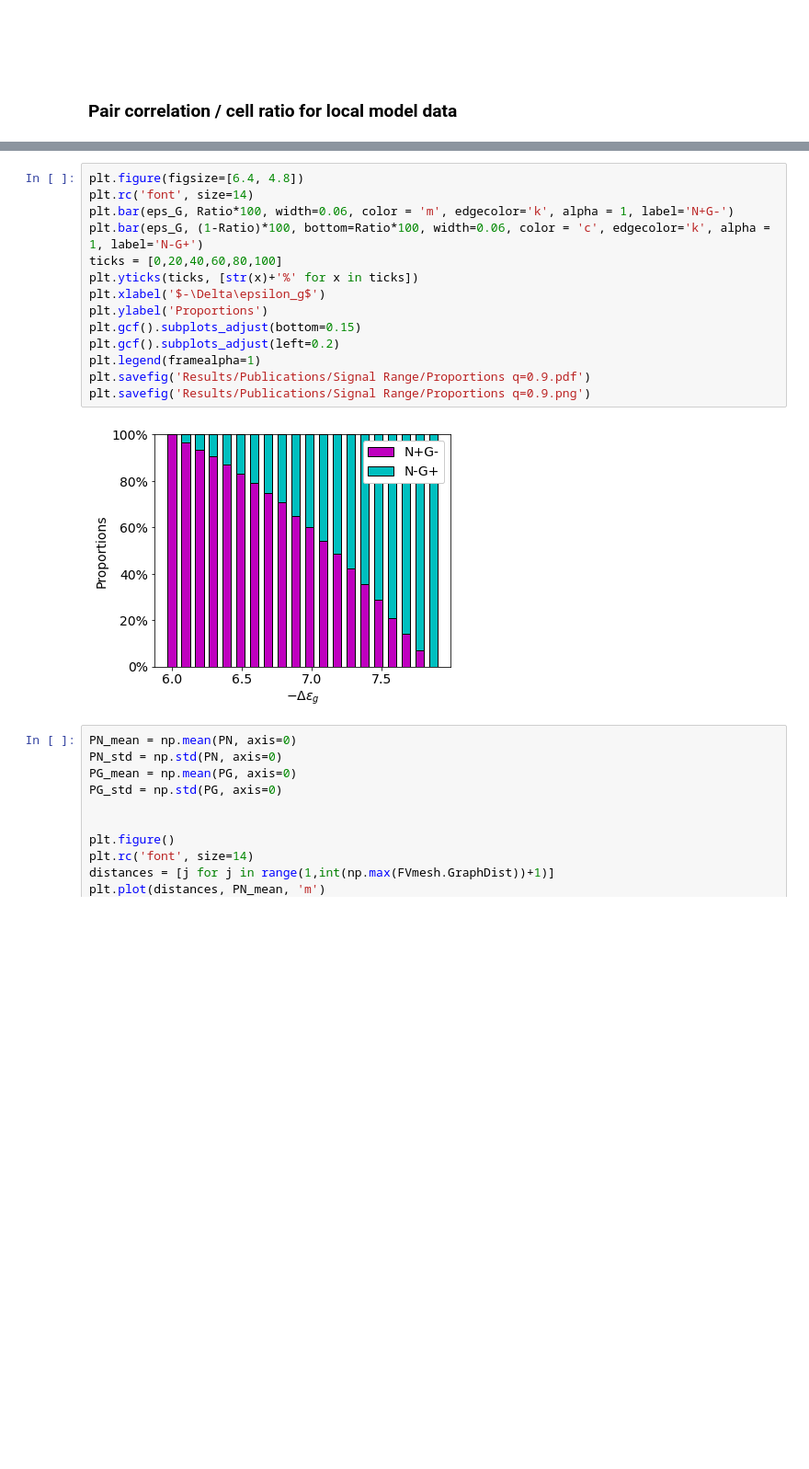
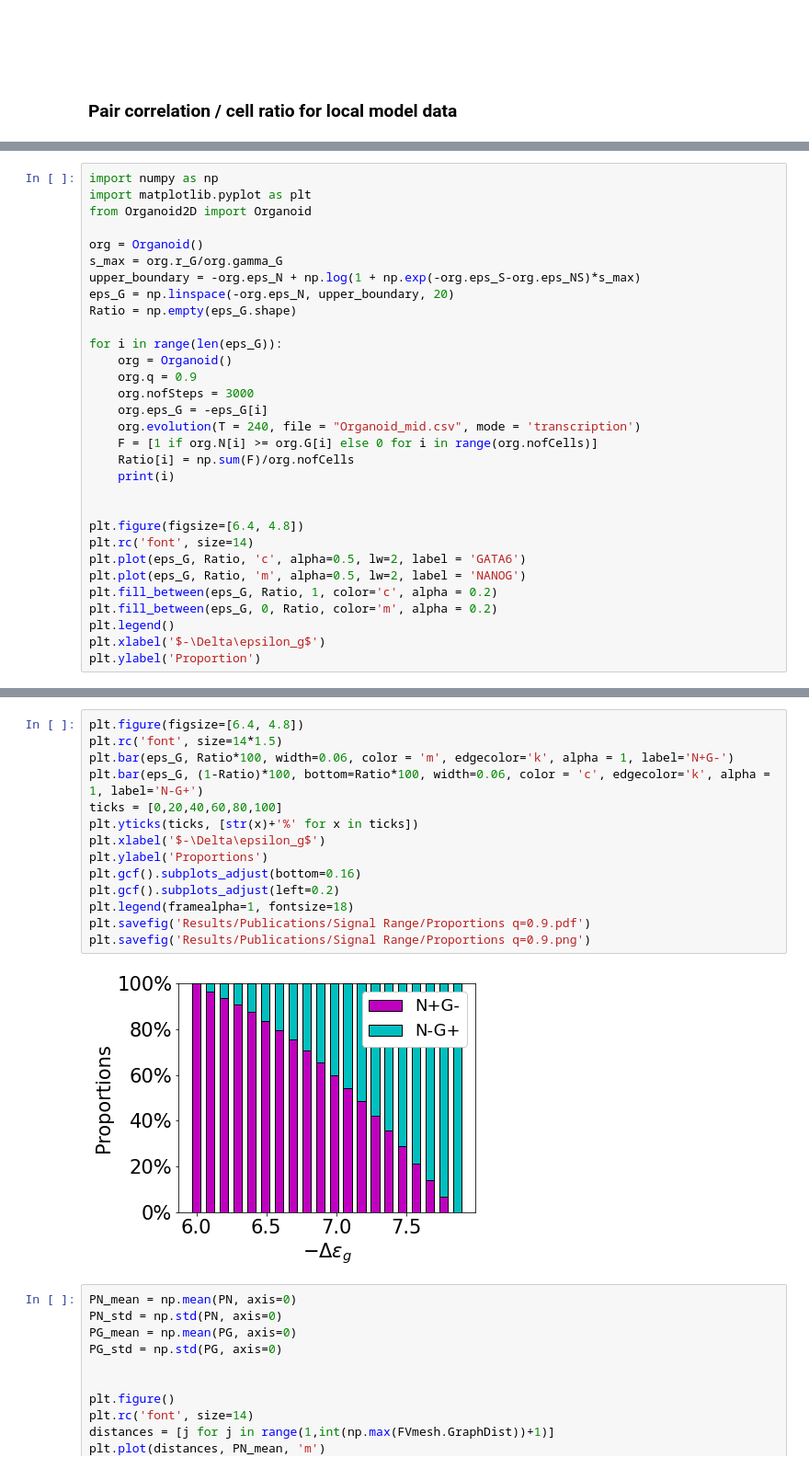
Before and after one commit to SchardtS/Cell-Differentiation, a Jupyter notebook: Data Production.ipynb, the cells around one changed output, grey strips where cells are left out. Shown at 92% size. Saved outputs shown, nothing was run; the diff lists cells and outputs as text; blank space fills up the shorter version.

```diff
--- a/Data Production.ipynb
+++ b/Data Production.ipynb
@@ -426,0 +338,31 @@ Text(0, 0.5, 'Proportion')
+# %%
+import numpy as np
+import matplotlib.pyplot as plt
+from Organoid2D import Organoid
+
+org = Organoid()
+s_max = org.r_G/org.gamma_G
+upper_boundary = -org.eps_N + np.log(1 + np.exp(-org.eps_S-org.eps_NS)*s_max)
+eps_G = np.linspace(-org.eps_N, upper_boundary, 20)
+Ratio = np.empty(eps_G.shape)
+
+for i in range(len(eps_G)):
+    org = Organoid()
+    org.q = 0.9
+    org.nofSteps = 3000
+    org.eps_G = -eps_G[i]
+    org.evolution(T = 240, file = "Organoid_mid.csv", mode = 'transcription')
+    F = [1 if org.N[i] >= org.G[i] else 0 for i in range(org.nofCells)]
+    Ratio[i] = np.sum(F)/org.nofCells
+    print(i)
+
+
+plt.figure(figsize=[6.4, 4.8])
+plt.rc('font', size=14)
+plt.plot(eps_G, Ratio, 'c', alpha=0.5, lw=2, label = 'GATA6')
+plt.plot(eps_G, Ratio, 'm', alpha=0.5, lw=2, label = 'NANOG')
+plt.fill_between(eps_G, Ratio, 1, color='c', alpha = 0.2)
+plt.fill_between(eps_G, 0, Ratio, color='m', alpha = 0.2)
+plt.legend()
+plt.xlabel('$-\Delta\epsilon_g$')
+plt.ylabel('Proportion')
@@ -427,19 +392,19 @@ Text(0, 0.5, 'Proportion')
 # %%
 plt.figure(figsize=[6.4, 4.8])
-plt.rc('font', size=14)
+plt.rc('font', size=14*1.5)
 plt.bar(eps_G, Ratio*100, width=0.06, color = 'm', edgecolor='k', alpha = 1, label='N+G-')
 plt.bar(eps_G, (1-Ratio)*100, bottom=Ratio*100, width=0.06, color = 'c', edgecolor='k', alpha = 1, label='N-G+')
 ticks = [0,20,40,60,80,100]
 plt.yticks(ticks, [str(x)+'%' for x in ticks])
 plt.xlabel('$-\Delta\epsilon_g$')
 plt.ylabel('Proportions')
-plt.gcf().subplots_adjust(bottom=0.15)
+plt.gcf().subplots_adjust(bottom=0.16)
 plt.gcf().subplots_adjust(left=0.2)
-plt.legend(framealpha=1)
+plt.legend(framealpha=1, fontsize=18)
 plt.savefig('Results/Publications/Signal Range/Proportions q=0.9.pdf')
 plt.savefig('Results/Publications/Signal Range/Proportions q=0.9.png')
 # %% [output]
-[figure, old version]
+[figure, new version]
 # %%
 PN_mean = np.mean(PN, axis=0)
 PN_std = np.std(PN, axis=0)
```
Also changed, not shown: parts of 8 cells of this notebook, 22 other files.
